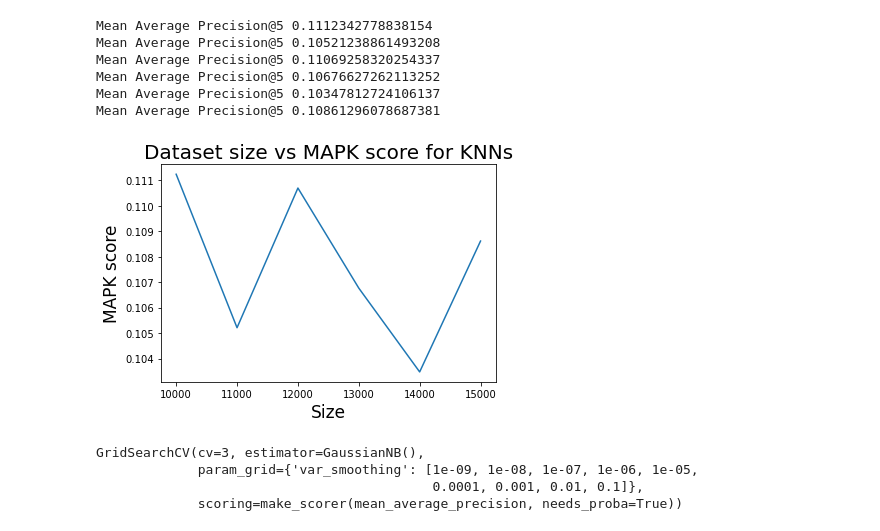
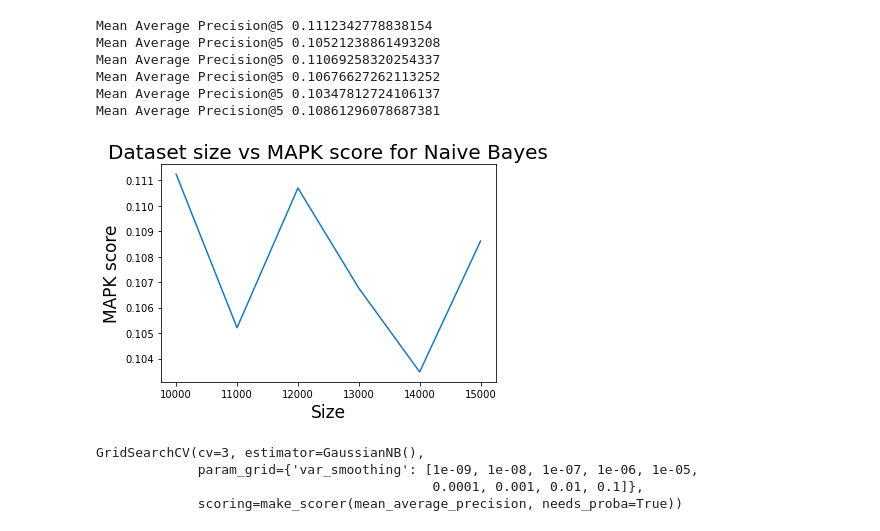
Before and after one commit to KellyC-05/Hotel_recommendation, a Jupyter notebook: Naive_bayes.ipynb, the cells around one changed output. Drawn from its saved outputs; the diff is of its cells as text; code cells hidden in the pictures.

Commit message:
made changes on the result graph

```diff
--- a/Naive_bayes.ipynb
+++ b/Naive_bayes.ipynb
@@ -170,13 +170,13 @@ mapk_scores = [map_10k, map_11k, map_12k, map_13k, map_14k, map_15k]
 # %%
 dataset_size = [10000, 11000, 12000, 13000, 14000, 15000]
 
 plt.plot(dataset_size,mapk_scores)
-plt.title("Dataset size vs MAPK score for KNNs",fontsize=20)
+plt.title("Dataset size vs MAPK score for Naive Bayes",fontsize=20)
 plt.xlabel("Size",fontsize=17)
 plt.ylabel("MAPK score",fontsize=17)
 plt.show()
 # %% [output]
-[figure, old version]
+[figure, new version]
 # %%
 map_score = make_scorer(mean_average_precision, needs_proba=True, greater_is_better=True)
 # %%
```
